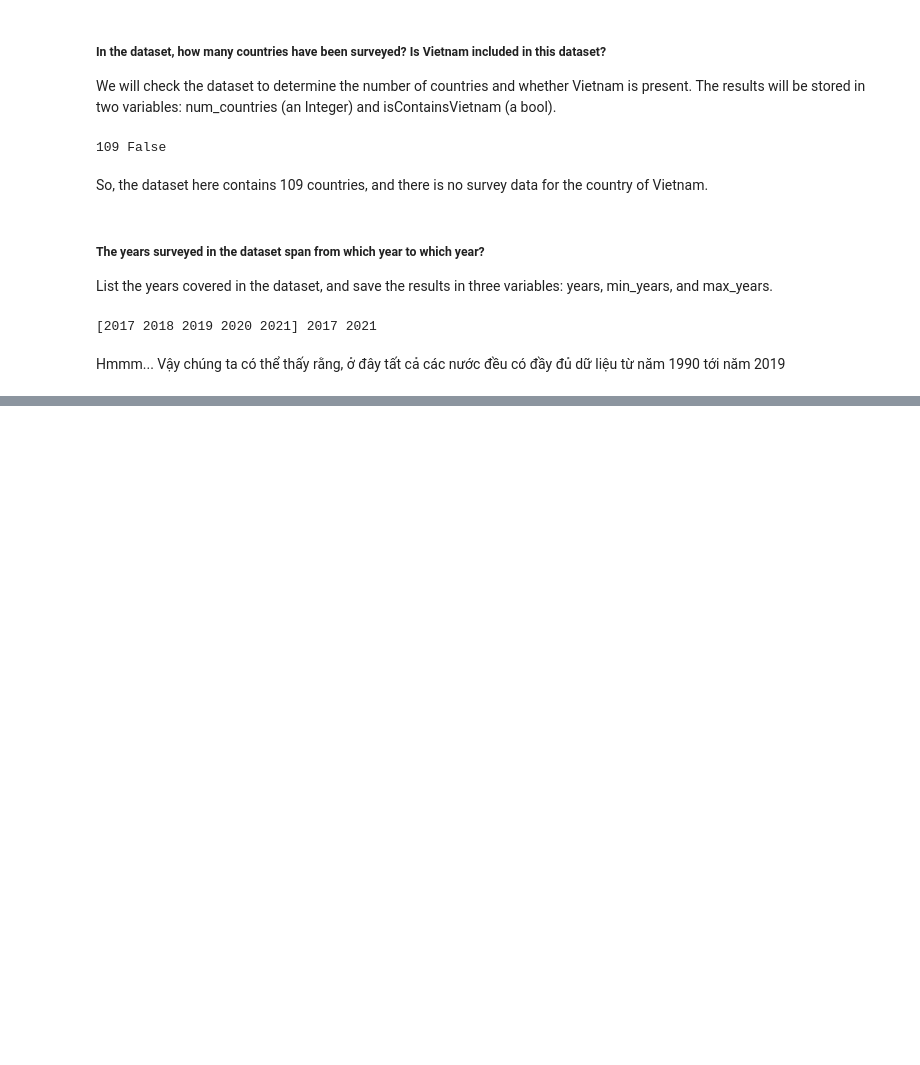
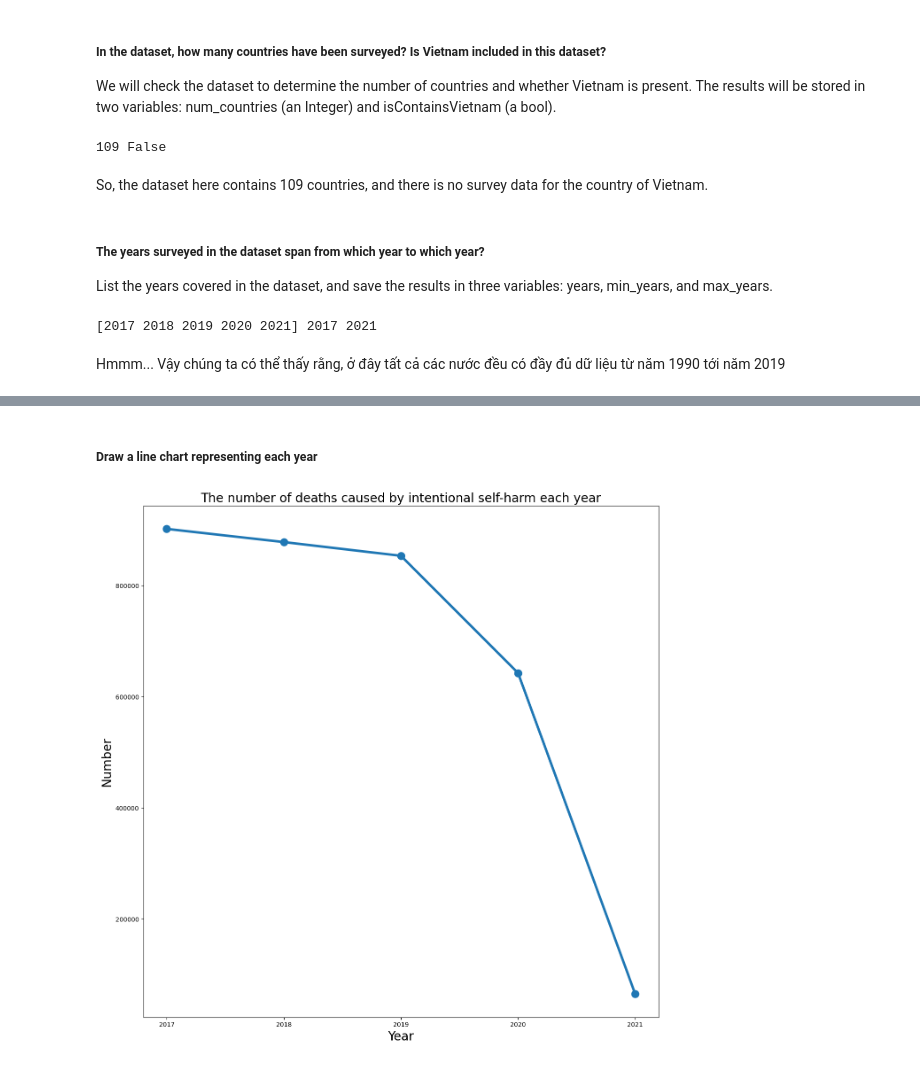
Before and after one commit to VyFoxy/Self_Harm_and_Substance_Abuse_Deaths_Worldwide_2023_P4DS, a Jupyter notebook: Final_Project.ipynb, the cells around one changed output, grey strips where cells are left out. Cells and saved outputs as stored; diff of their text form; code cells hidden in the pictures; blank space fills up the shorter version.

Commit message:
Asking 3 meaningful questions and Preprocessing + analyzing data to answer each question

```diff
--- a/Final_Project.ipynb
+++ b/Final_Project.ipynb
@@ -270,0 +410,10 @@ Hmmm... Vậy chúng ta có thể thấy rằng, ở đây tất cả các nư
+# %%
+#Lấy tổng số lượng tử vong mỗi năm do Intensional Self-harm
+
+Deaths = survey_df.groupby(['Year', 'Cause'])['Deaths'].sum()
+print(Deaths)
+
+Intentional_self_harm = Deaths[Deaths.index.get_level_values('Cause') == 'Intentional self-harm']
+print(Intentional_self_harm)
+death_column_values = Intentional_self_harm.values
+# print(death_column_values)
@@ -270,0 +440,16 @@ Hmmm... Vậy chúng ta có thể thấy rằng, ở đây tất cả các nư
+# %% [markdown]
+##### Draw a line chart representing each year
+# %%
+plt.figure(figsize = (15,15))
+
+plt.plot(Intentional_self_harm.index.get_level_values('Year'), death_column_values, marker='o', linewidth = 4, markersize=12)
+
+#customize chart
+plt.title('The number of deaths caused by intentional self-harm each year', fontsize = 20)
+plt.xlabel('Year', fontsize = 20)
+plt.ylabel('Number', fontsize = 20)
+plt.xticks(np.arange(min(Intentional_self_harm.index.get_level_values('Year')), max(Intentional_self_harm.index.get_level_values('Year')) + 1, 1))
+
+plt.show()
+# %% [output]
+[figure, added]
```
Also changed, not shown: parts of 42 cells of this notebook, 1 other file.
